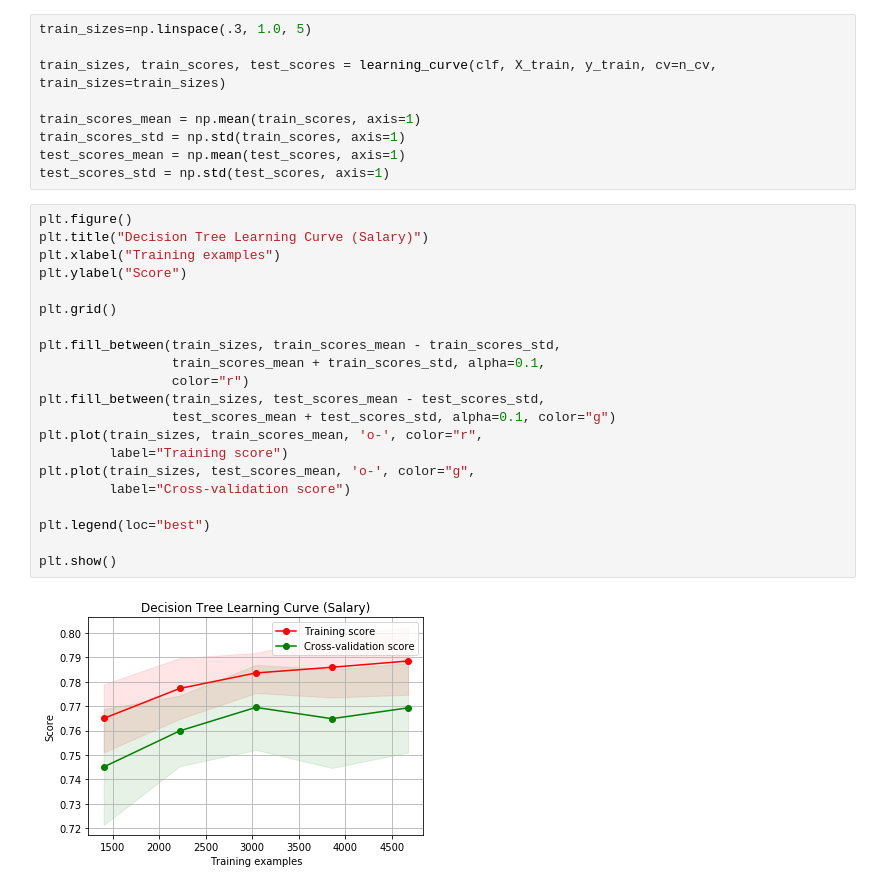
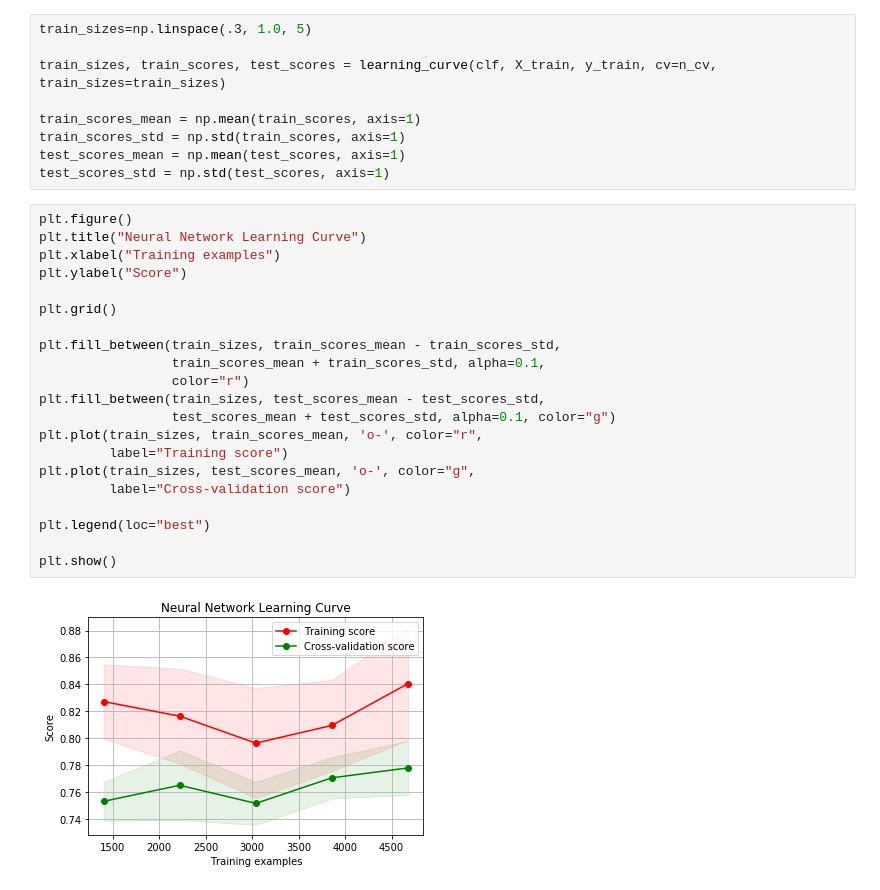
Before and after one commit to khushhallchandra/CS-7641, a Jupyter notebook: Assignment1/NN_wine.ipynb, the cells around one changed output. Drawn from its saved outputs; the diff is of its cells as text.

```diff
--- a/Assignment1/NN_wine.ipynb
+++ b/Assignment1/NN_wine.ipynb
@@ -74,25 +76,25 @@ test_scores_mean = np.mean(test_scores, axis=1)
 test_scores_std = np.std(test_scores, axis=1)
 # %%
 plt.figure()
-plt.title("Decision Tree Learning Curve (Salary)")
+plt.title("Neural Network Learning Curve")
 plt.xlabel("Training examples")
 plt.ylabel("Score")
 
 plt.grid()
 
 plt.fill_between(train_sizes, train_scores_mean - train_scores_std,
                  train_scores_mean + train_scores_std, alpha=0.1,
                  color="r")
 plt.fill_between(train_sizes, test_scores_mean - test_scores_std,
                  test_scores_mean + test_scores_std, alpha=0.1, color="g")
 plt.plot(train_sizes, train_scores_mean, 'o-', color="r",
          label="Training score")
 plt.plot(train_sizes, test_scores_mean, 'o-', color="g",
          label="Cross-validation score")
 
 plt.legend(loc="best")
 
 plt.show()
 # %% [output]
-[figure, old version]
+[figure, new version]
 # %%
```
Also changed, not shown: parts of 7 cells of this notebook, 4 other files.
